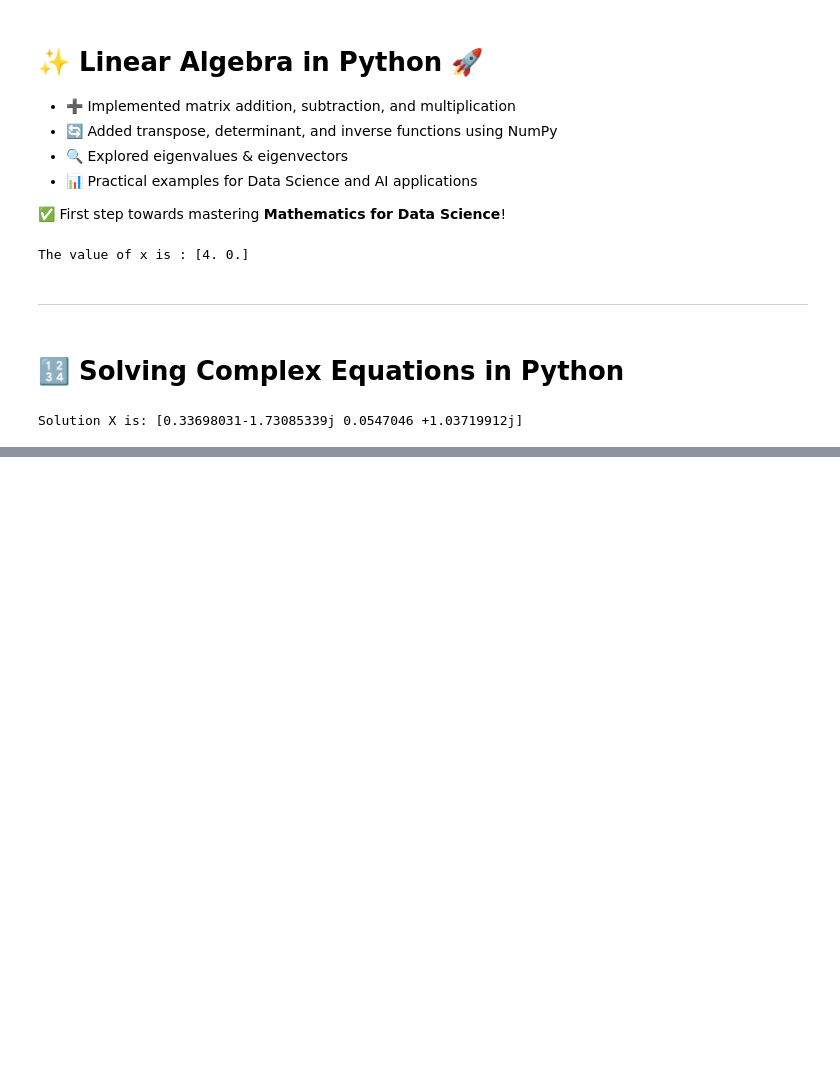
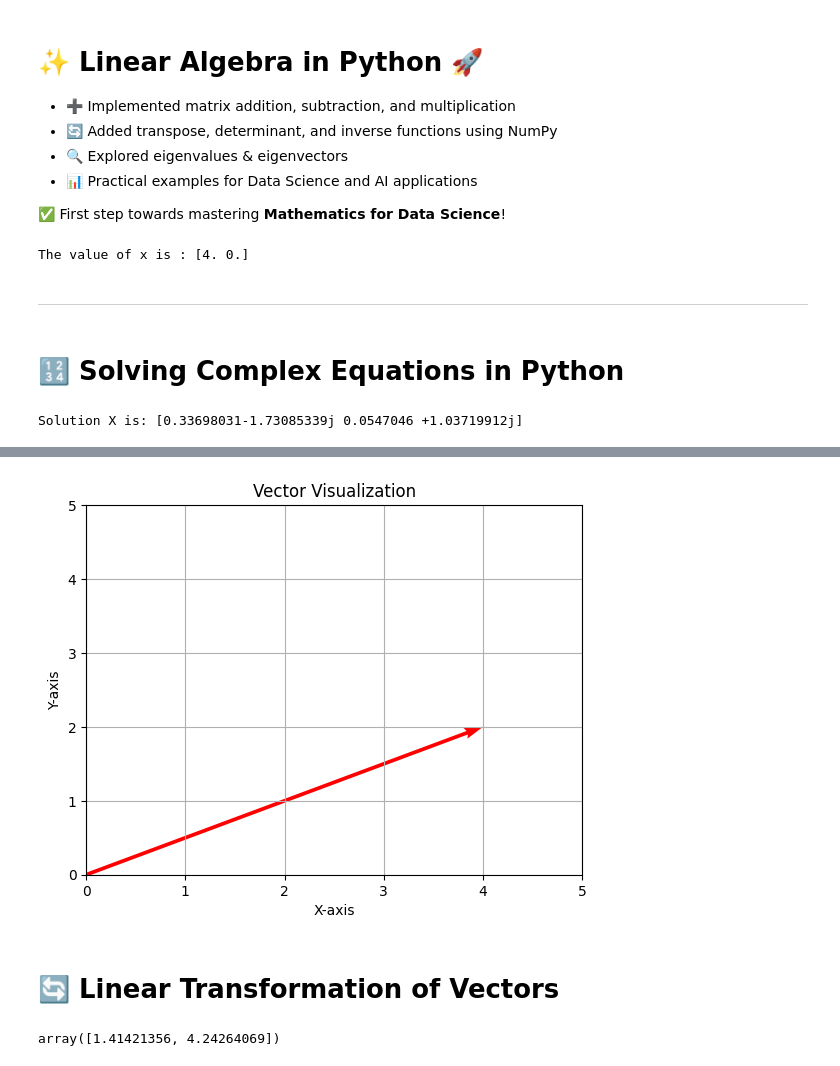
Before and after one commit to shahahmad-dev/04_Data_Science_Mathematics, a Jupyter notebook: 01_linear_algebra.ipynb, the cells around one changed output, grey strips where cells are left out. Cells and saved outputs as stored; diff of their text form; code cells hidden in the pictures; blank space fills up the shorter version.

Commit message:
Plotting the original and transformed vectors

```diff
--- a/01_linear_algebra.ipynb
+++ b/01_linear_algebra.ipynb
@@ -41,0 +59,30 @@ Solution X is: [0.33698031-1.73085339j 0.0547046 +1.03719912j]
+# %%
+import numpy as np
+import matplotlib.pyplot as plt
+
+# Example vector
+vect = np.array([4, 2])
+
+plt.figure()
+plt.quiver(0, 0, vect[0], vect[1], angles='xy', scale_units='xy', scale=1, color='r')
+plt.xlim(0, 5)
+plt.ylim(0, 5)
+plt.xlabel("X-axis")
+plt.ylabel("Y-axis")
+plt.title("Vector Visualization")
+plt.grid()
+plt.show()
+# %% [output]
+[figure, added]
+# %% [markdown]
+# 🔄 Linear Transformation of Vectors
+# %%
+theta = np.radians(45)
+
+rotation_matrix = np.array([[np.cos(theta), -np.sin(theta)],
+                          [np.sin(theta), np.cos(theta)]])
+
+v_transformed = np.dot(rotation_matrix, vect)
+v_transformed
+# %% [output]
+array([1.41421356, 4.24264069])
```
Also changed, not shown: parts of 4 cells of this notebook.
